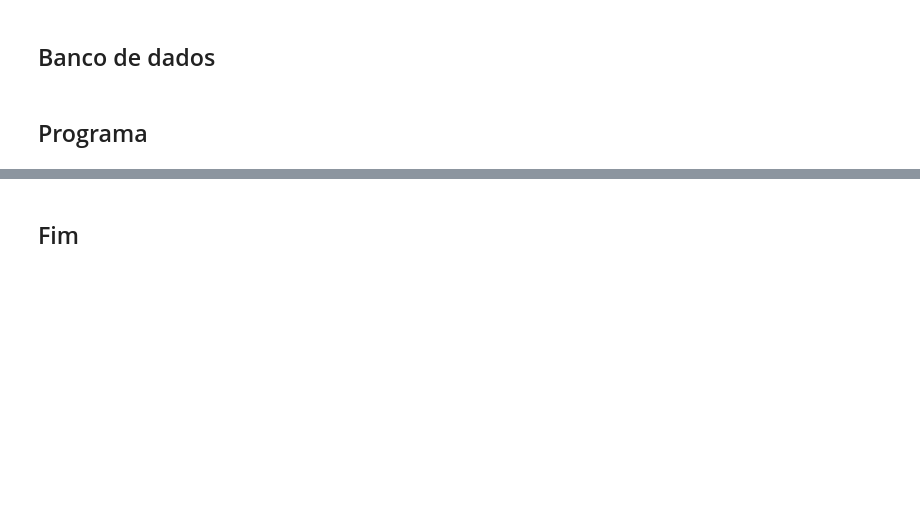
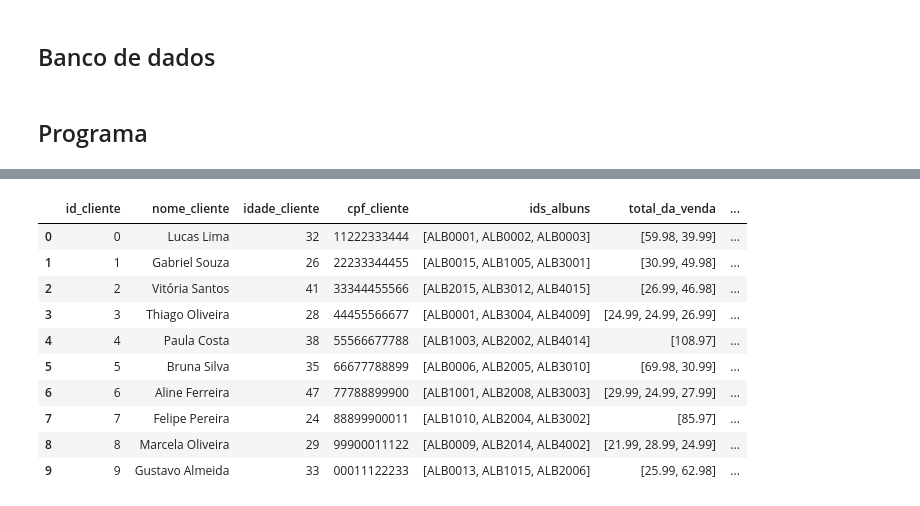
Before and after one commit to bernardozottolo/bootcamp_infnet, a Jupyter notebook: bootcamp_infnet/desafio_dicionario-replit.ipynb, the cells around one changed output, grey strips where cells are left out. Cells and saved outputs as stored; diff of their text form; code cells hidden in the pictures; blank space fills up the shorter version.

```diff
--- a/bootcamp_infnet/desafio_dicionario-replit.ipynb
+++ b/bootcamp_infnet/desafio_dicionario-replit.ipynb
@@ -693,2 +689,0 @@ deu certo
-# %% [markdown]
-## Fim
@@ -694,0 +692,14 @@ deu certo
+# %%
+pd.DataFrame(dados_clientes)
+# %% [output]
+|  | id_cliente | nome_cliente | idade_cliente | cpf_cliente | ids_albuns | total_da_venda | ... |
+| 0 | 0 | Lucas Lima | 32 | 11222333444 | [ALB0001, ALB0002, ALB0003] | [59.98, 39.99] | ... |
+| 1 | 1 | Gabriel Souza | 26 | 22233344455 | [ALB0015, ALB1005, ALB3001] | [30.99, 49.98] | ... |
+| 2 | 2 | Vitória Santos | 41 | 33344455566 | [ALB2015, ALB3012, ALB4015] | [26.99, 46.98] | ... |
+| 3 | 3 | Thiago Oliveira | 28 | 44455566677 | [ALB0001, ALB3004, ALB4009] | [24.99, 24.99, 26.99] | ... |
+| 4 | 4 | Paula Costa | 38 | 55566677788 | [ALB1003, ALB2002, ALB4014] | [108.97] | ... |
+| 5 | 5 | Bruna Silva | 35 | 66677788899 | [ALB0006, ALB2005, ALB3010] | [69.98, 30.99] | ... |
+| 6 | 6 | Aline Ferreira | 47 | 77788899900 | [ALB1001, ALB2008, ALB3003] | [29.99, 24.99, 27.99] | ... |
+| 7 | 7 | Felipe Pereira | 24 | 88899900011 | [ALB1010, ALB2004, ALB3002] | [85.97] | ... |
+| 8 | 8 | Marcela Oliveira | 29 | 99900011122 | [ALB0009, ALB2014, ALB4002] | [21.99, 28.99, 24.99] | ... |
+| 9 | 9 | Gustavo Almeida | 33 | 00011122233 | [ALB0013, ALB1015, ALB2006] | [25.99, 62.98] | ... |
```
Also changed, not shown: parts of 3 cells of this notebook, 3 other files.
